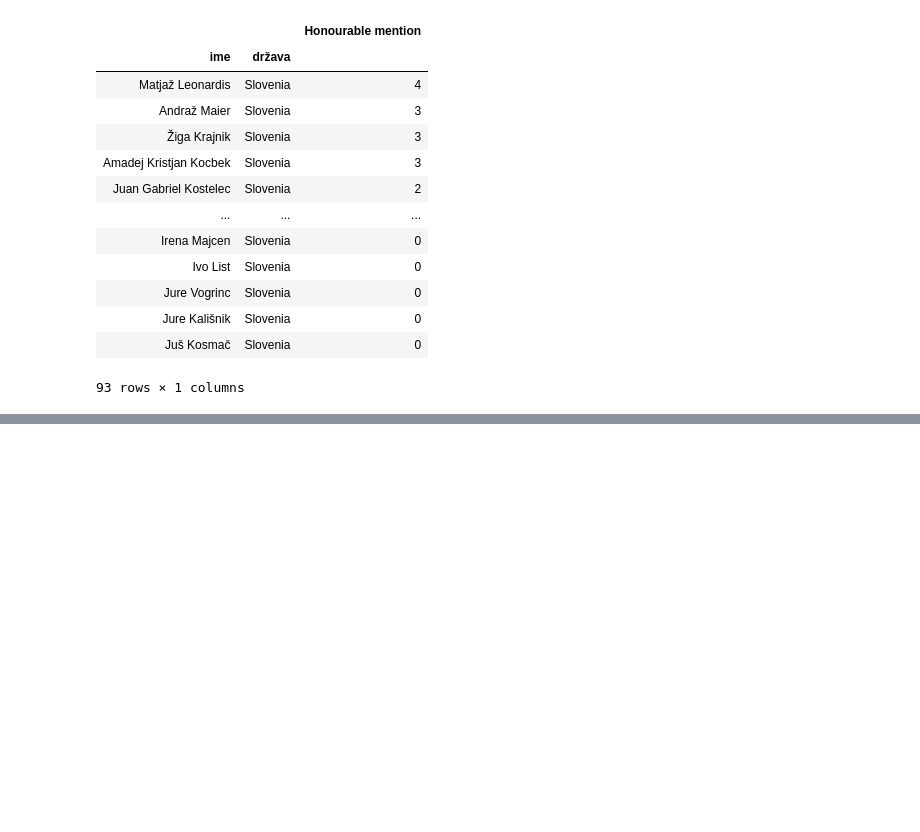
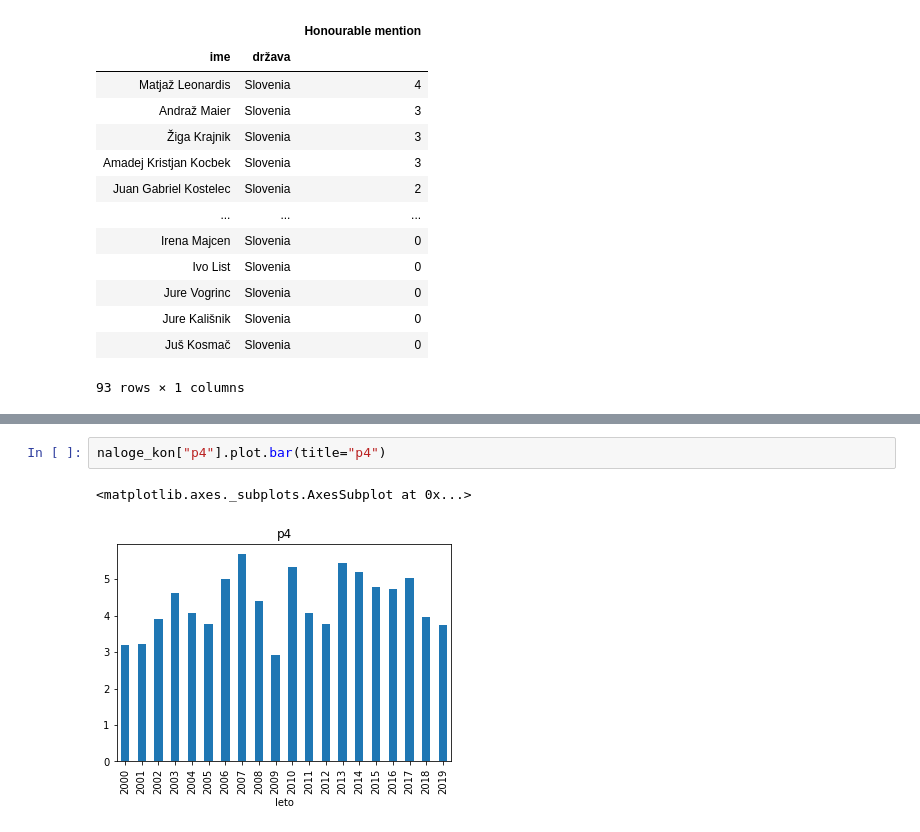
Before and after one commit to andrazm123/Analiza-podatkov-IMO, a Jupyter notebook: analiza_podatkov.ipynb, the cells around one changed output, grey strips where cells are left out. Saved outputs shown, nothing was run; the diff lists cells and outputs as text; blank space fills up the shorter version.

```diff
--- a/analiza_podatkov.ipynb
+++ b/analiza_podatkov.ipynb
@@ -361,0 +394,5 @@ t.groupby("leto").mean().round(2)
+# %%
+naloge_kon["p4"].plot.bar(title="p4")
+# %% [output]
+<matplotlib.axes._subplots.AxesSubplot at 0x...>
+[figure, added]
```
Also changed, not shown: parts of 90 cells of this notebook.
